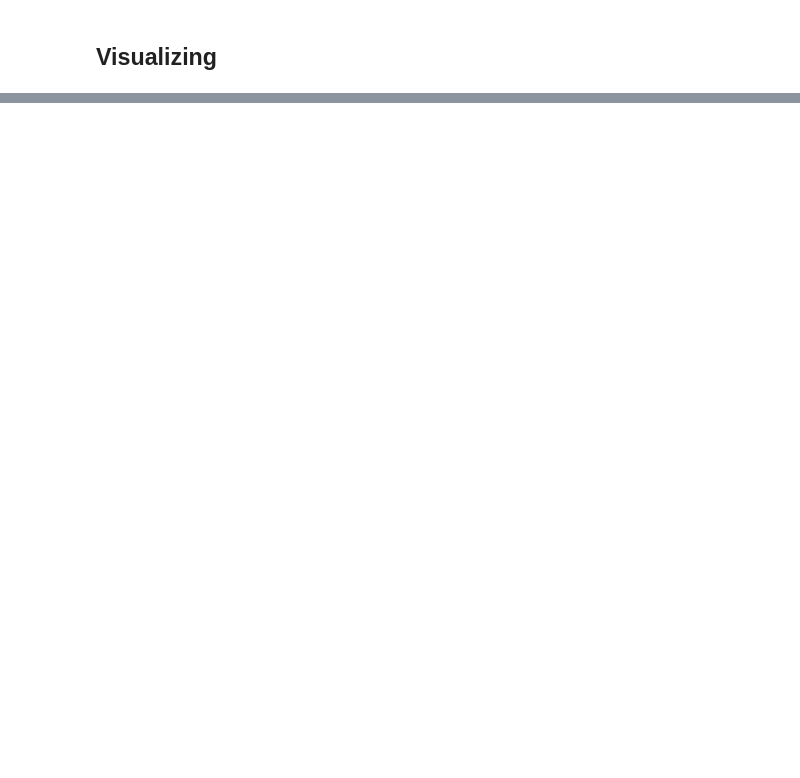
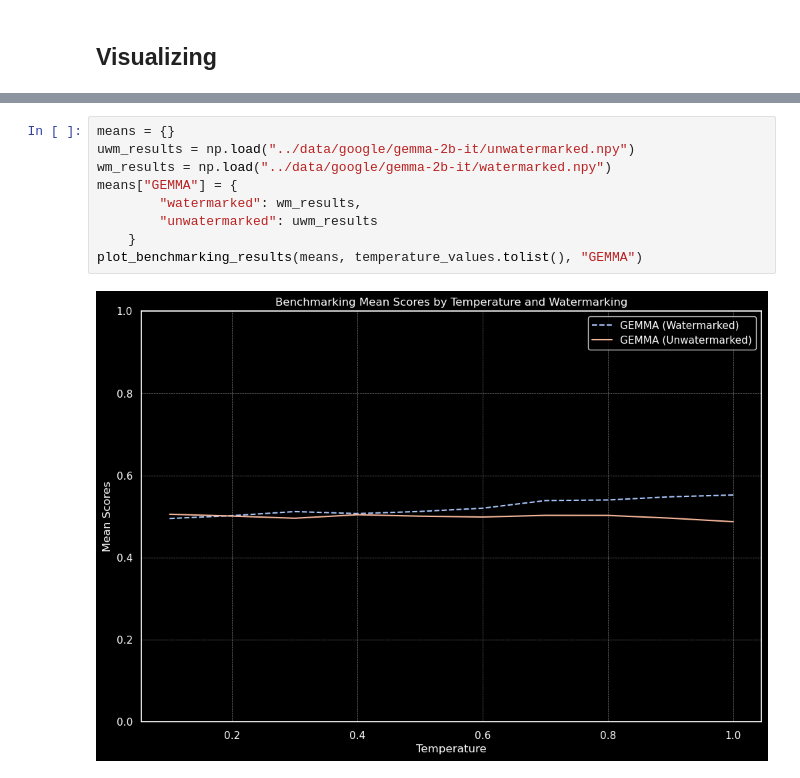
Before and after one commit to LilianSchall/NLPA-project, a Jupyter notebook: notebooks/benchmarking.ipynb, the cells around one changed output, grey strips where cells are left out. Saved outputs shown, nothing was run; the diff lists cells and outputs as text; blank space fills up the shorter version.

```diff
--- a/notebooks/benchmarking.ipynb
+++ b/notebooks/benchmarking.ipynb
@@ -355,0 +385,11 @@ KeyboardInterrupt:
+# %%
+means = {}
+uwm_results = np.load("../data/google/gemma-2b-it/unwatermarked.npy")
+wm_results = np.load("../data/google/gemma-2b-it/watermarked.npy")
+means["GEMMA"] = {
+        "watermarked": wm_results,
+        "unwatermarked": uwm_results
+    }
+plot_benchmarking_results(means, temperature_values.tolist(), "GEMMA")
+# %% [output]
+[figure, added]
```
Also changed, not shown: parts of 18 cells of this notebook.
